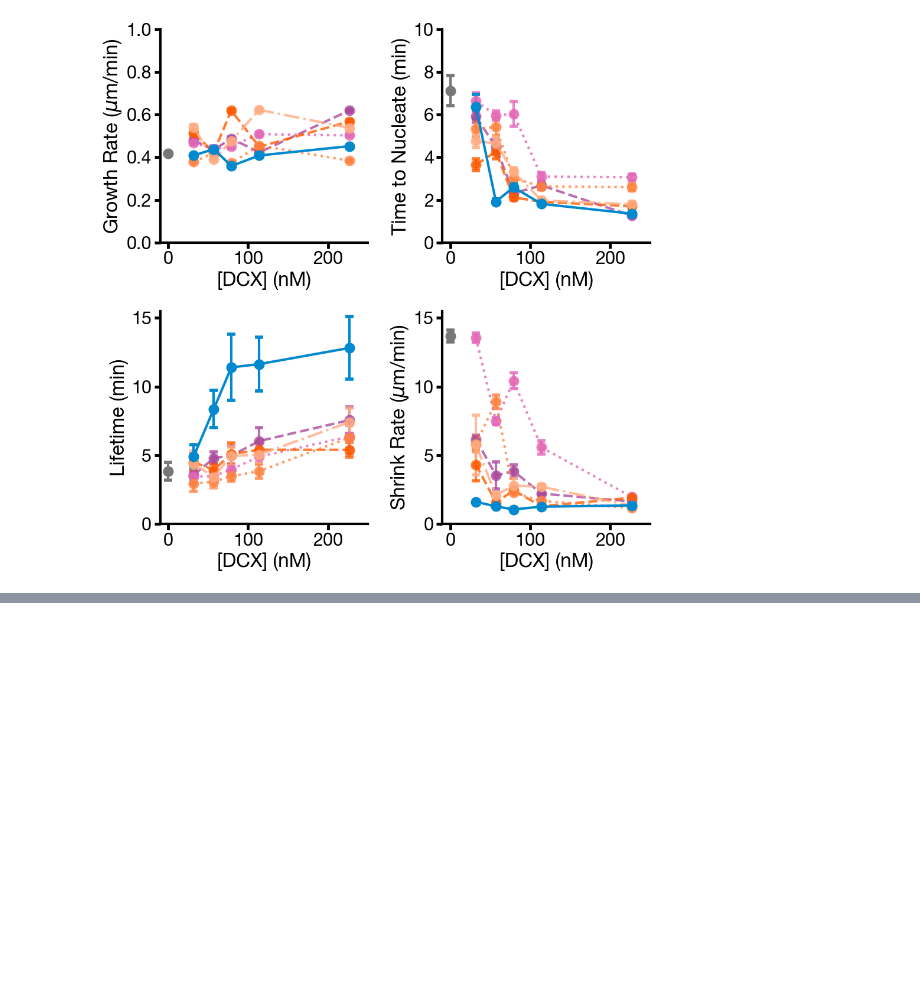
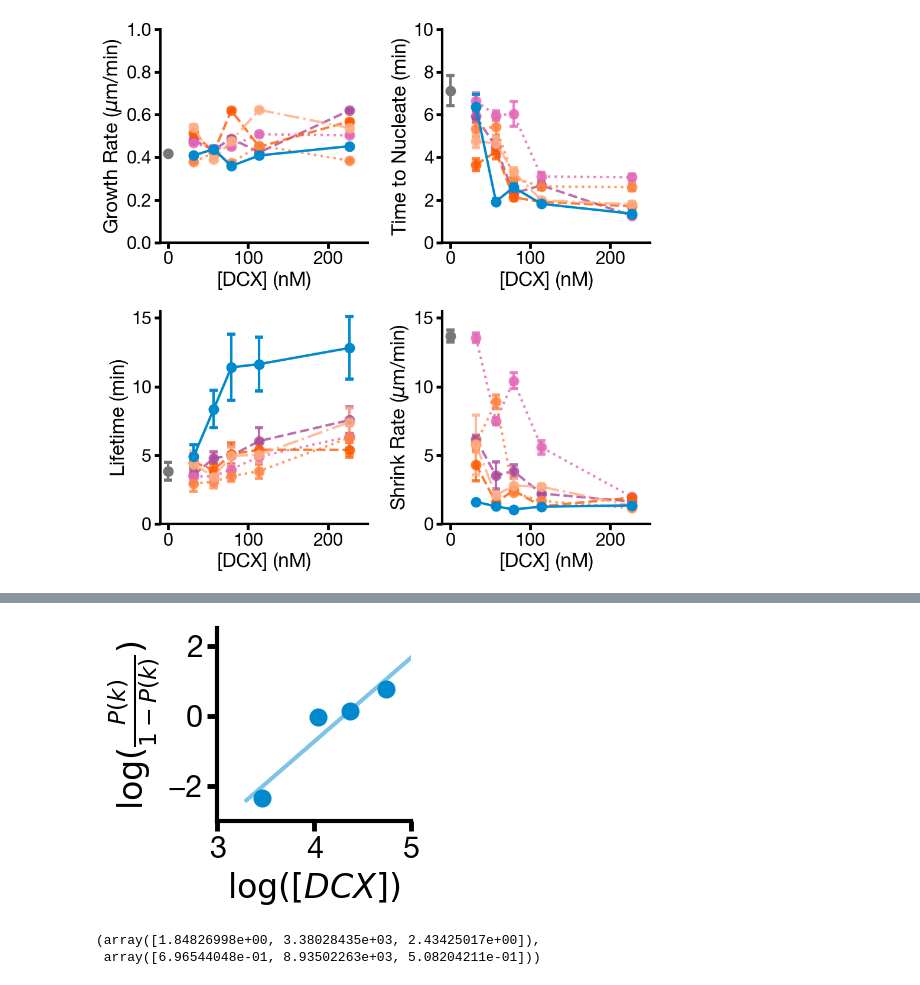
Before and after one commit to sofiacruzt/sofia-brouhardlab, a Jupyter notebook: dynamics/EJCB2023/Lifetime_HillFit.ipynb, the cells around one changed output, grey strips where cells are left out. Cells and saved outputs as stored; diff of their text form; code cells hidden in the pictures; blank space fills up the shorter version.

Commit message:
lin fit gamma parameters

```diff
--- a/dynamics/EJCB2023/Lifetime_HillFit.ipynb
+++ b/dynamics/EJCB2023/Lifetime_HillFit.ipynb
@@ -892,0 +942,29 @@ plt.savefig(newmydir/('joint_graphsFit_lifetimeparms_all-mutants.pdf'),bbox_inch
+# %%
+scattersize = 9
+cap = 5
+fig, ax = plt.subplots(1,1,figsize=(2.5,2.5))
+ax.errorbar(logx , logyK , yerr= 0 , fmt='',marker='o', markersize=scattersize,capsize = cap,
+                              markeredgewidth=4,color=cyan, alpha = 1, ls='')
+
+x0 = np.arange(3.3, 5.4, 0.05)
+ax.plot(x0, x0*p[0]+p[1],color = cyan, lw=3,ls= '-',alpha = 0.5)
+
+ax.set_ylim(-3,2.5)
+ax.set_xlim(3,5)
+ax.set_xlabel(r'$\log([DCX])$')
+#ax.set_xticks(np.arange(0, 22.1, 2))
+#ax.set_yticks(np.arange(0, 150.1, 25))
+ax.set_ylabel(r'$\log(\frac{P(k)}{1-P(k)})$')
+ax.spines['right'].set_visible(False)
+ax.spines['top'].set_visible(False)
+ax.spines['left'].set_lw(3)
+ax.spines['bottom'].set_lw(3)
+ax.tick_params(axis='both', width = 3.5, length = 7)
+
+#ax.legend((r'$n=2.46 \pm 0.29$' '\n' r'$R^2 > 0.959$',),loc='lower right',title='Hill Equation')
+
+sns.set_context("poster", font_scale=1, rc={"lines.linewidth":3.0})
+
+#plt.savefig(newmydir/('logexpHillfit_Rescues_'+date+'.svg'))
+# %% [output]
+[figure, added]
@@ -892,0 +977,10 @@ plt.savefig(newmydir/('joint_graphsFit_lifetimeparms_all-mutants.pdf'),bbox_inch
+# %%
+coeffH, var_matrixH = sp.optimize.curve_fit(hillEQfit,X,YK)
+
+varianceH = np.diagonal(var_matrixH) #Refer [3]
+SEH = np.sqrt(varianceH)
+
+coeffH,SEH
+# %% [output]
+(array([1.84826998e+00, 3.38028435e+03, 2.43425017e+00]),
+ array([6.96544048e-01, 8.93502263e+03, 5.08204211e-01]))
```
Also changed, not shown: parts of 16 cells of this notebook, 1 other file.
